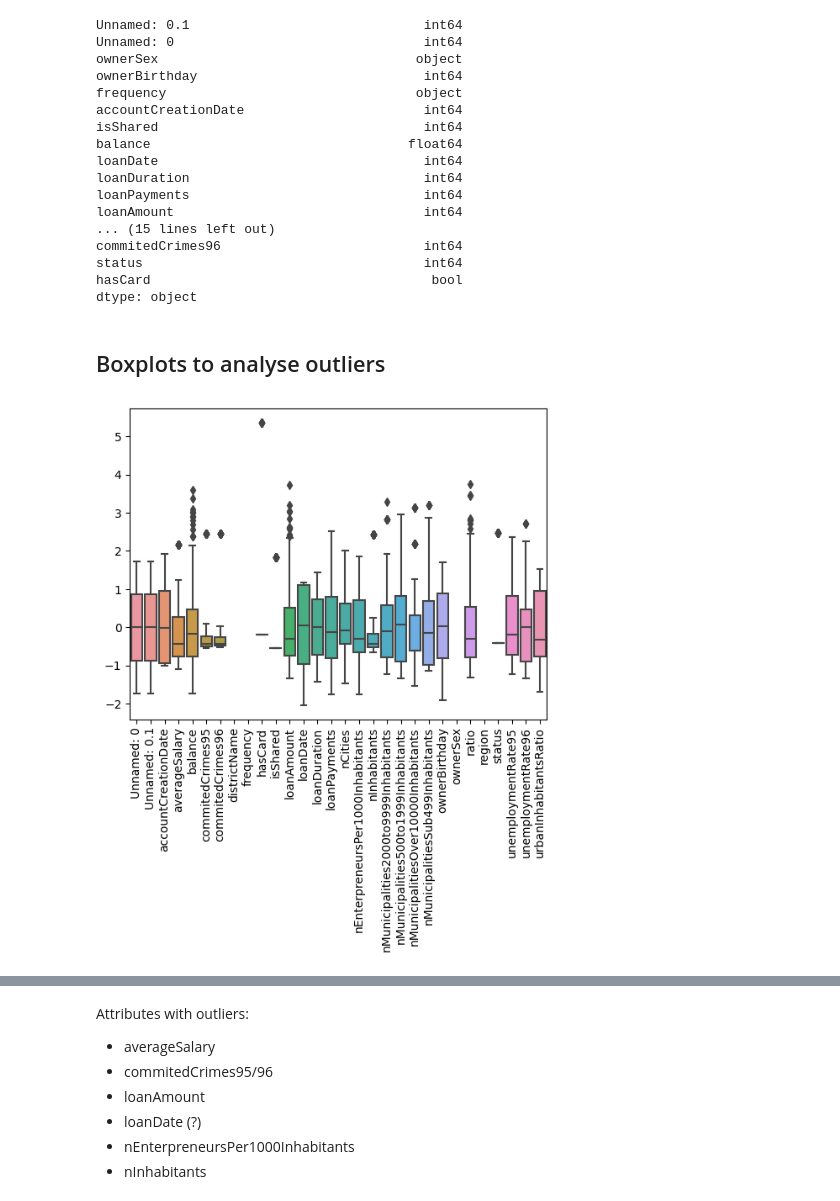
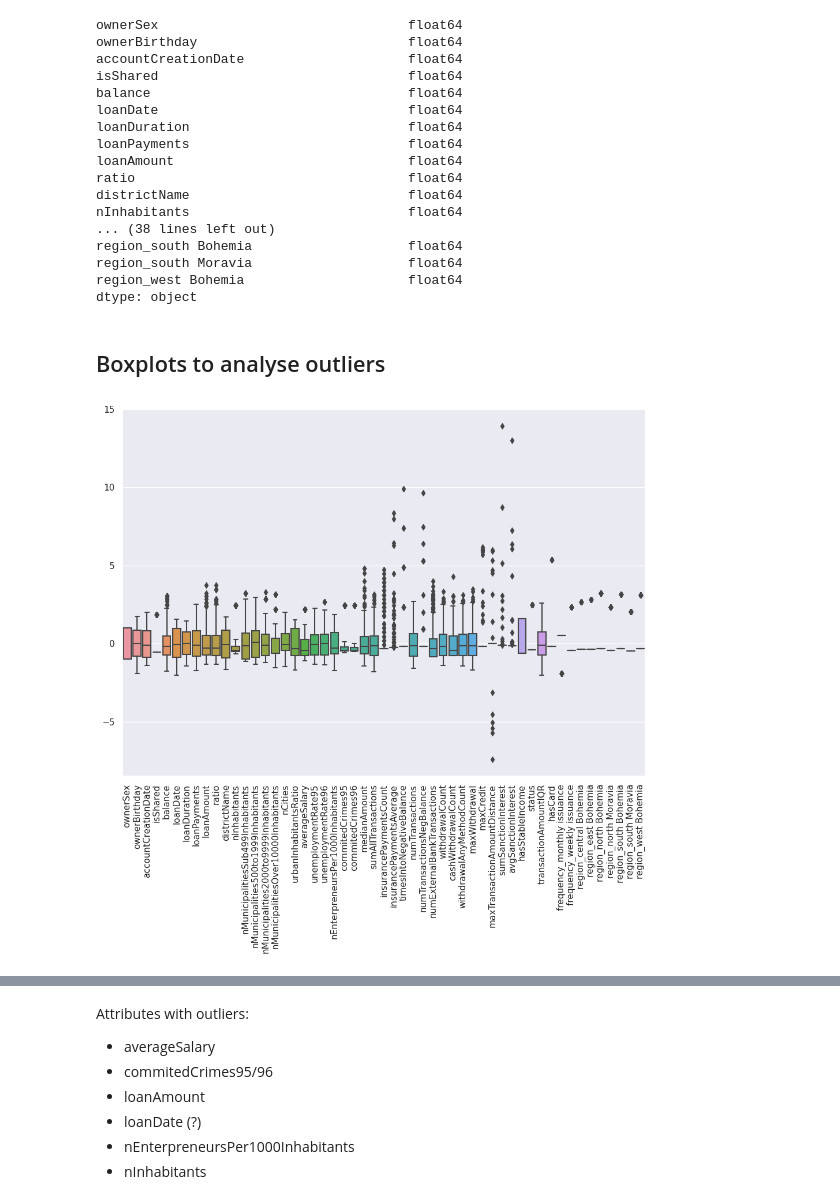
Before and after one commit to adr1an0s0ar3s/feup-ac-22-23, a Jupyter notebook: notebooks/outliers_analysis.ipynb, the cells around one changed output, grey strips where cells are left out. Drawn from its saved outputs; the diff is of its cells as text; code cells hidden in the pictures.

```diff
--- a/notebooks/outliers_analysis.ipynb
+++ b/notebooks/outliers_analysis.ipynb
@@ -4,7 +4,7 @@ import seaborn as sns
 import matplotlib.pyplot as plt
 import numpy as np
 # %%
-df = pd.read_csv('../data/clean_data1.csv')
+df = pd.read_csv('../data/prepared_data.csv')
 # %%
 df
 # %% [output]
@@ -24,31 +24,32 @@ df
 # %%
 df.dtypes
 # %% [output]
-Unnamed: 0.1                              int64
-Unnamed: 0                                int64
-ownerSex                                 object
-ownerBirthday                             int64
-frequency                                object
-accountCreationDate                       int64
-isShared                                  int64
+ownerSex                                float64
+ownerBirthday                           float64
+accountCreationDate                     float64
+isShared                                float64
 balance                                 float64
-loanDate                                  int64
-loanDuration                              int64
-loanPayments                              int64
-loanAmount                                int64
-... (15 lines left out)
-commitedCrimes96                          int64
-status                                    int64
-hasCard                                    bool
+loanDate                                float64
+loanDuration                            float64
+loanPayments                            float64
+loanAmount                              float64
+ratio                                   float64
+districtName                            float64
+nInhabitants                            float64
+... (38 lines left out)
+region_south Bohemia                    float64
+region_south Moravia                    float64
+region_west Bohemia                     float64
 dtype: object
 # %% [markdown]
 ## Boxplots to analyse outliers
 # %%
+sns.set(rc={'figure.figsize':(11.7,8.27)})
 normalized_df = (df - df.mean(numeric_only=True)) / df.std(numeric_only=True)
 plot = sns.boxplot(data=normalized_df)
 plot.axes.tick_params(axis='x', rotation=90)
 # %% [output]
-[figure, old version]
+[figure, new version]
 # %%
 normalized_df
 # %% [output]
```
Also changed, not shown: parts of 3 cells of this notebook.
